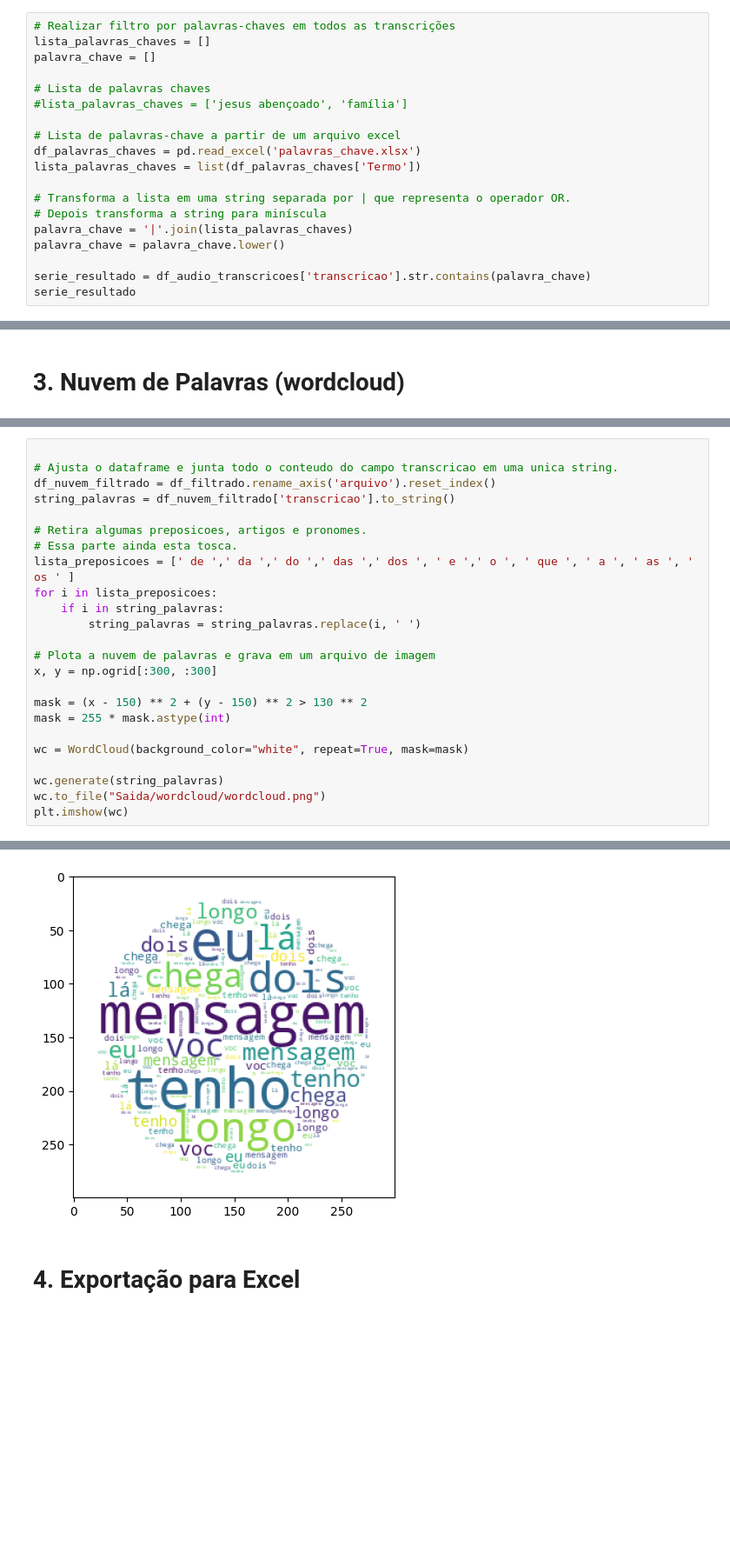
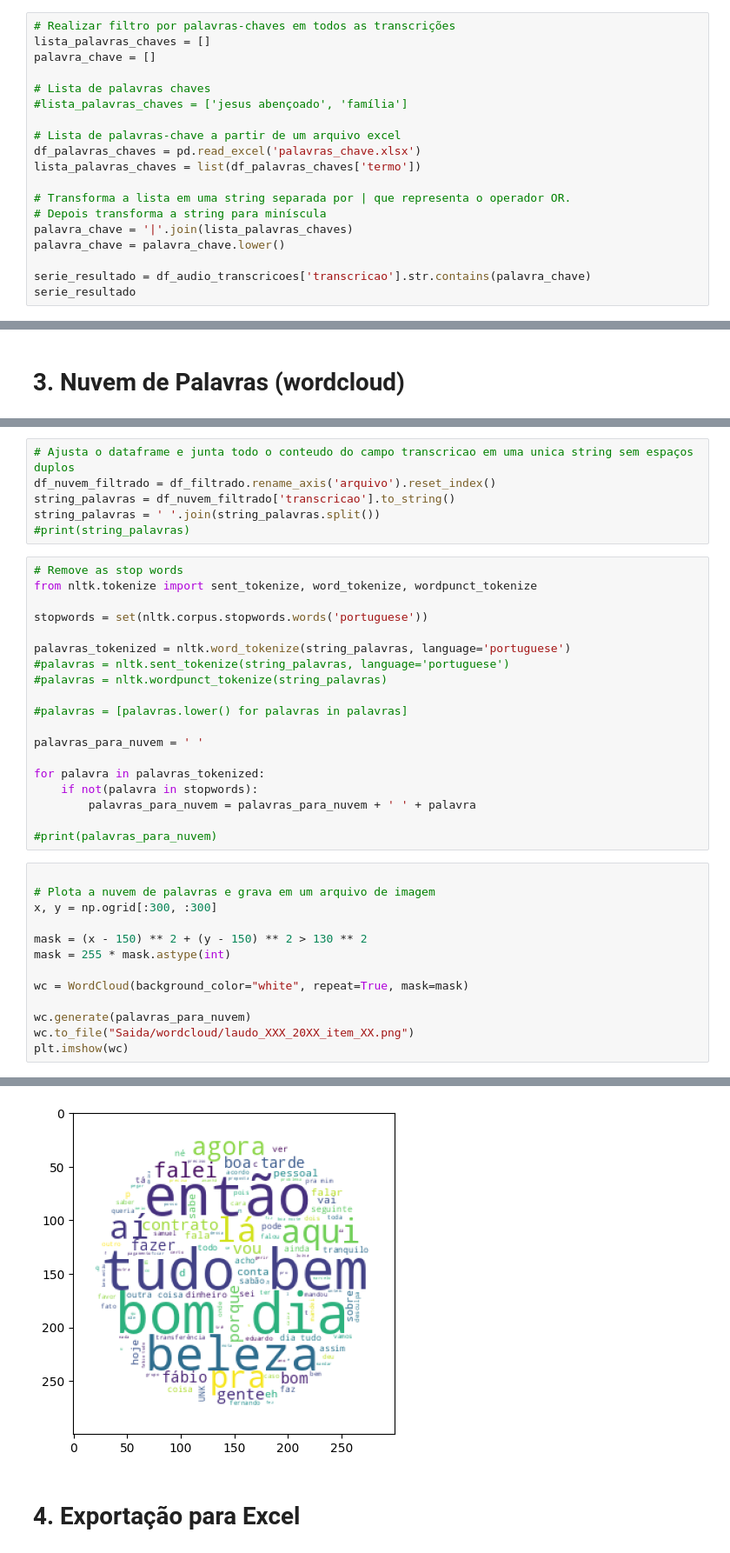
Before and after one commit to andrecorumba/analisador-audio-texto, a Jupyter notebook: analisador_audio.ipynb, the cells around one changed output, grey strips where cells are left out. Shown at 87% size. Cells and saved outputs as stored; diff of their text form; blank space fills up the shorter version.

Commit message:
Inclusao de lib nltk na wordcloud

```diff
--- a/analisador_audio.ipynb
+++ b/analisador_audio.ipynb
@@ -171,7 +180,7 @@ palavra_chave = []
 
 # Lista de palavras-chave a partir de um arquivo excel
 df_palavras_chaves = pd.read_excel('palavras_chave.xlsx')
-lista_palavras_chaves = list(df_palavras_chaves['Termo'])
+lista_palavras_chaves = list(df_palavras_chaves['termo'])
 
 # Transforma a lista em uma string separada por | que representa o operador OR.
 # Depois transforma a string para miníscula
@@ -204,30 +238,44 @@ df_filtrado
+# %%
+# Ajusta o dataframe e junta todo o conteudo do campo transcricao em uma unica string sem espaços duplos
+df_nuvem_filtrado = df_filtrado.rename_axis('arquivo').reset_index()
+string_palavras = df_nuvem_filtrado['transcricao'].to_string()
+string_palavras = ' '.join(string_palavras.split())
+#print(string_palavras)
+# %%
+# Remove as stop words
+from nltk.tokenize import sent_tokenize, word_tokenize, wordpunct_tokenize
+
+stopwords = set(nltk.corpus.stopwords.words('portuguese'))
+
+palavras_tokenized = nltk.word_tokenize(string_palavras, language='portuguese')
+#palavras = nltk.sent_tokenize(string_palavras, language='portuguese')
+#palavras = nltk.wordpunct_tokenize(string_palavras)
+
+#palavras = [palavras.lower() for palavras in palavras]
+
+palavras_para_nuvem = ' '
+
+for palavra in palavras_tokenized:
+    if not(palavra in stopwords):
+        palavras_para_nuvem = palavras_para_nuvem + ' ' + palavra
+
+#print(palavras_para_nuvem)
 # %%
-
-# Ajusta o dataframe e junta todo o conteudo do campo transcricao em uma unica string.
-df_nuvem_filtrado = df_filtrado.rename_axis('arquivo').reset_index()
-string_palavras = df_nuvem_filtrado['transcricao'].to_string()
-
-# Retira algumas preposicoes, artigos e pronomes.
-# Essa parte ainda esta tosca.
-lista_preposicoes = [' de ',' da ',' do ',' das ',' dos ', ' e ',' o ', ' que ', ' a ', ' as ', ' os ' ]
-for i in lista_preposicoes:
-    if i in string_palavras:
-        string_palavras = string_palavras.replace(i, ' ')
 
 # Plota a nuvem de palavras e grava em um arquivo de imagem
 x, y = np.ogrid[:300, :300]
 
 mask = (x - 150) ** 2 + (y - 150) ** 2 > 130 ** 2
 mask = 255 * mask.astype(int)
 
 wc = WordCloud(background_color="white", repeat=True, mask=mask)
 
-wc.generate(string_palavras)
-wc.to_file("Saida/wordcloud/wordcloud.png")
+wc.generate(palavras_para_nuvem)
+wc.to_file("Saida/wordcloud/laudo_XXX_20XX_item_XX.png")
 plt.imshow(wc)
 # %% [output]
 <matplotlib.image.AxesImage at 0x...>
-[figure, old version]
+[figure, new version]
 # %% [markdown]
 # 4. Exportação para Excel
 # %%
```
Also changed, not shown: parts of 10 cells of this notebook, 2 other files.
